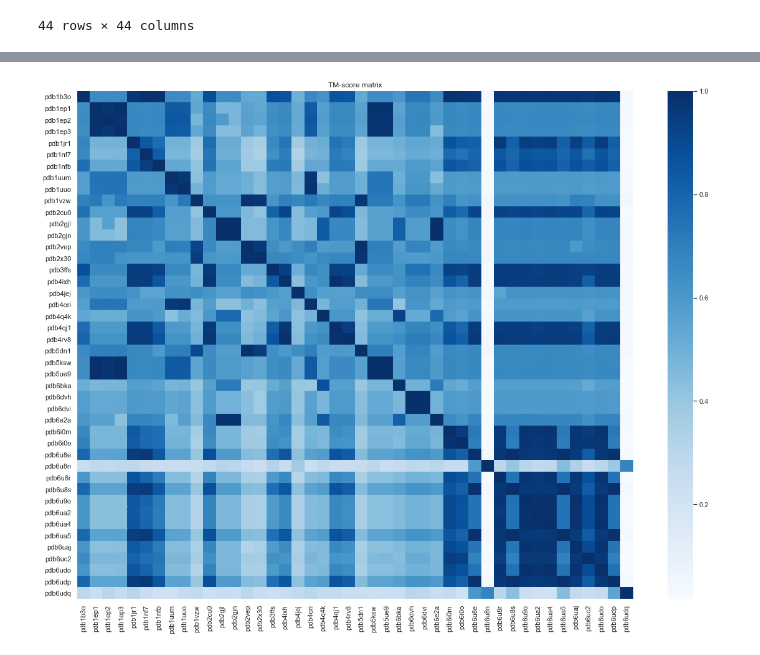
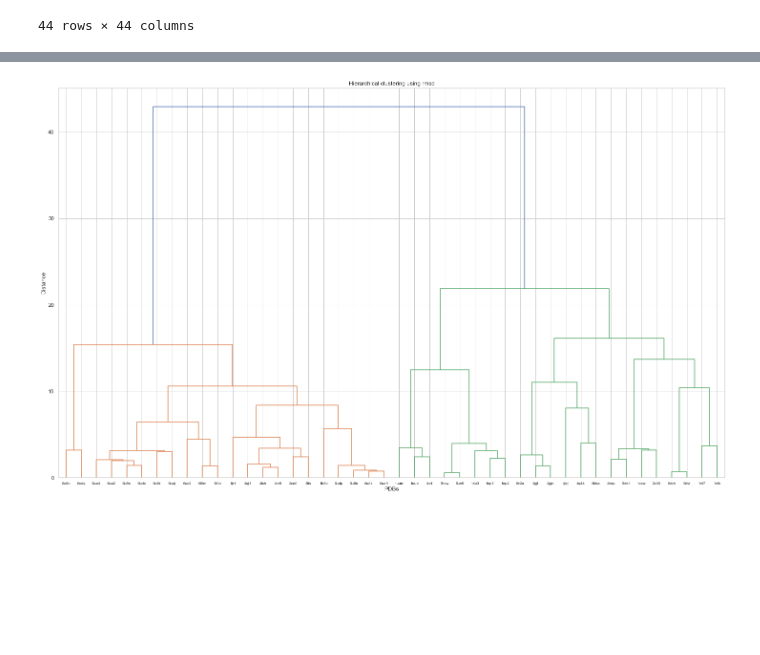
Before and after one commit to AlessandroManente/BD_Project_DS, a Jupyter notebook: Team_1_Project.ipynb, the cells around one changed output, grey strips where cells are left out. Saved outputs shown, nothing was run; the diff lists cells and outputs as text; code cells hidden in the pictures; blank space fills up the shorter version.

Commit message:
add dendogram

```diff
--- a/Team_1_Project.ipynb
+++ b/Team_1_Project.ipynb
@@ -278,9 +292,0 @@ plt.show()
-# %%
-rmsdmatrix = pd.read_csv(".\\data_team_1\\_part_2\\original_datasets\\family_structures\\pdbs_psiblast_C_4_uniref90_1iterations\\tmscores_psiblast_C_4_uniref90_1iterations.csv",index_col=0)
-plt.figure(figsize = (20,15))
-ax = sns.heatmap(rmsdmatrix,cmap="Blues", annot=False)
-plt.title("TM-score matrix")
-plt.savefig(".\\data_team_1\\_part_2\\original_datasets\\family_structures\\pdbs_psiblast_C_4_uniref90_1iterations\\TM-score.png")
-plt.show()
-# %% [output]
-[figure, removed]
@@ -286,0 +298,10 @@ plt.show()
+# %%
+z = linkage(rmsdmatrix, 'ward')
+fig = plt.figure(figsize=(25, 15))
+dn = dendrogram(z, labels = rmsdmatrix.index, leaf_rotation=0)
+plt.title("Hierarchical clustering using rmsd")
+plt.ylabel("Distance")
+plt.xlabel("PDBs")
+plt.savefig(".\\data_team_1\\_part_2\\original_datasets\\family_structures\\pdbs_psiblast_C_4_uniref90_1iterations\\dendo_rmsd.png")
+# %% [output]
+[figure, added]
```
Also changed, not shown: parts of 5 cells of this notebook, 5 other files.
